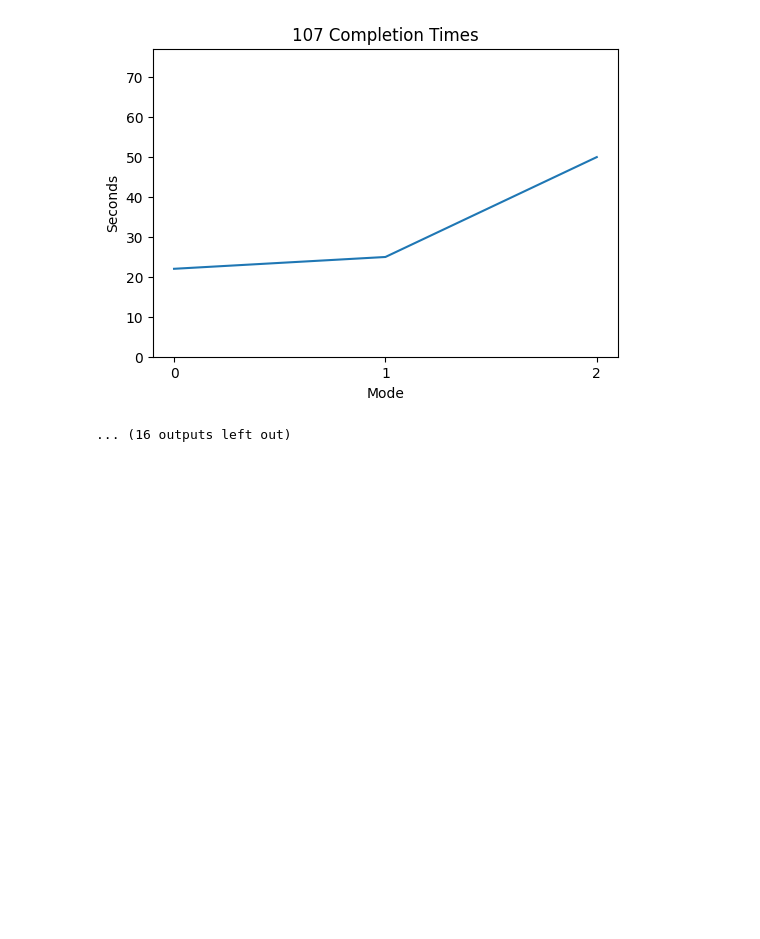
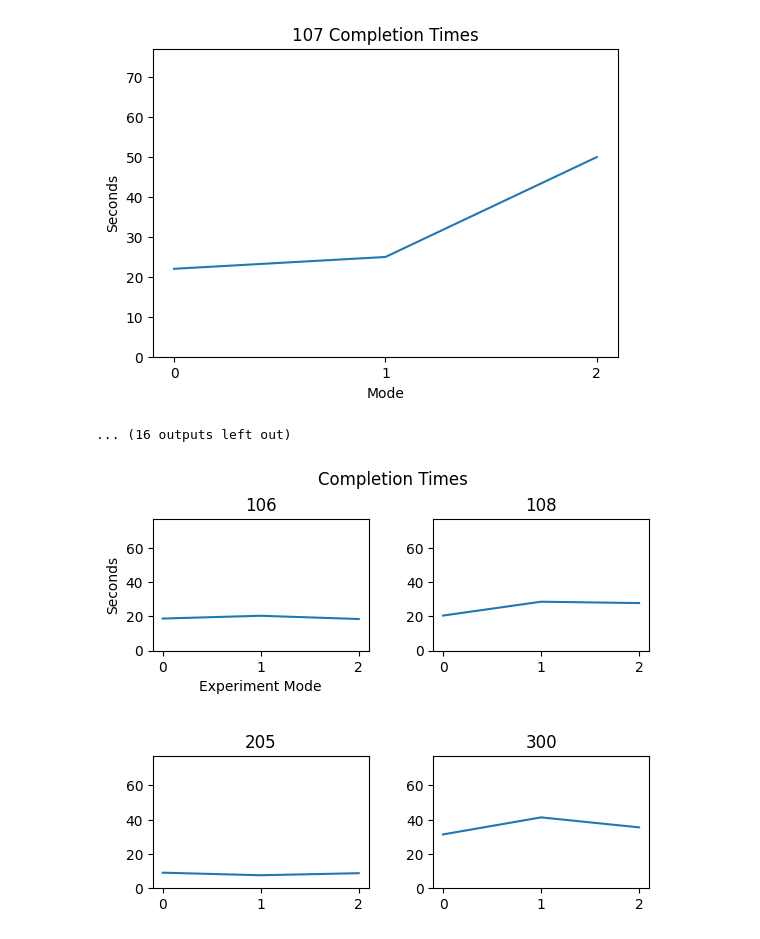
Before and after one commit to csu-hci-projects/FA23-FoldAR-Step-by-step-Instructions-for-Folding-Paper-Models-in-AR, a Jupyter notebook: FoldAR_Analysis.ipynb, the cells around one changed output. Saved outputs shown, nothing was run; the diff lists cells and outputs as text; code cells hidden in the pictures; blank space fills up the shorter version.

```diff
--- a/FoldAR_Analysis.ipynb
+++ b/FoldAR_Analysis.ipynb
@@ -510,11 +510,12 @@ for k,v in user_times.items():
     title = f'{k} Completion Times'
     x = (0,1,2)
     y = v
+    ymax = int(max(mode0_stats['maximum'],mode1_stats['maximum'],mode2_stats['maximum']))+5
     print(f'{k}: {y}')
     fig = plt.figure(figsize =(6, 4))
     plt.title(title)
     plt.xticks(x)
-    plt.ylim((0,int(max(mode0_stats['maximum'],mode1_stats['maximum'],mode2_stats['maximum']))+5))
+    plt.ylim((0,ymax))
 
     plt.xlabel("Mode")
     plt.ylabel("Seconds")
@@ -537,5 +538,38 @@ for k,v in user_times.items():
 107: (21.981, 24.934, 49.905)
 [figure]
 ... (16 outputs left out)
-# %%
-fig, ax = plt.subplots(2,2)
+# %%
+fig, ((ax1, ax2), (ax3, ax4)) = plt.subplots(2, 2)
+
+ax1.plot(user_times['106'])
+ax2.plot(user_times['108'])
+ax3.plot(user_times['205'])
+ax4.plot(user_times['300'])
+
+
+# ax1.set_xlabel("iPhone 8")
+ax1.set_xticks([0,1,2])
+ax2.set_xticks([0,1,2])
+ax3.set_xticks([0,1,2])
+ax4.set_xticks([0,1,2])
+ax1.set_ylim((0,ymax))
+ax2.set_ylim((0,ymax))
+ax3.set_ylim((0,ymax))
+ax4.set_ylim((0,ymax))
+
+ax1.set_ylabel("Seconds")
+# ax2.set_xlabel("iPhone 15 Pro MAX")
+ax1.set_title("106")
+ax2.set_title("108")
+ax3.set_title("205")
+ax4.set_title("300")
+ax1.set_xlabel("Experiment Mode")
+
+
+# plt.boxplot([ip8_avg, ip15_avg])
+plt.suptitle("Completion Times")
+# plt.ylabel("Miliseconds Per Frame")
+plt.subplots_adjust(wspace=0.3, hspace=0.8)
+plt.show()
+# %% [output]
+[figure, added]
```
